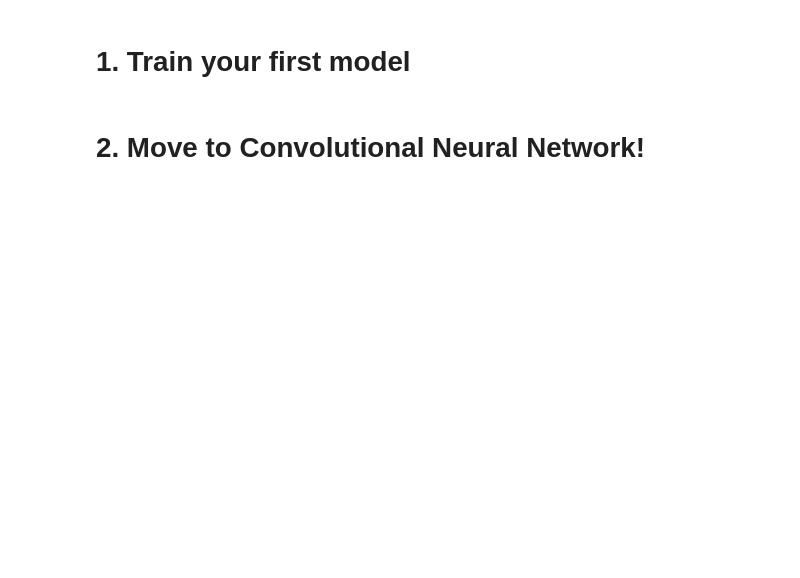
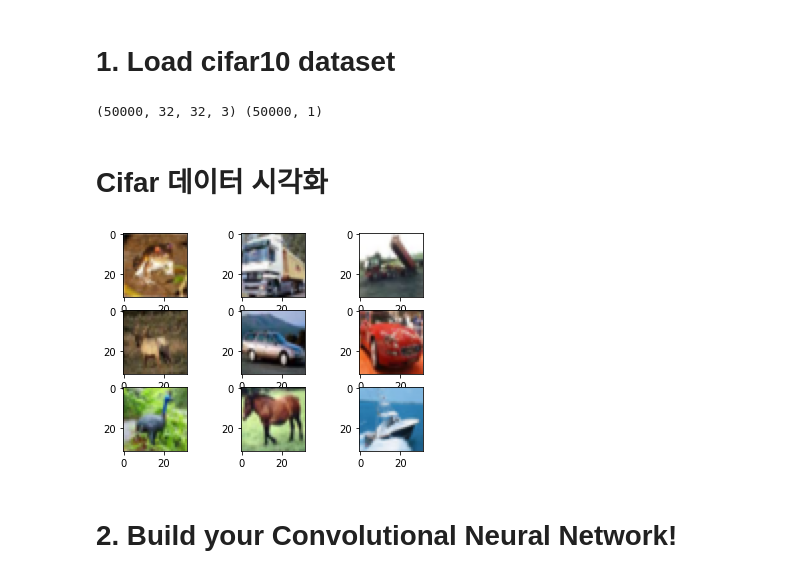
Before and after one commit to hukim1112/MLDL, a Jupyter notebook: lecture8/cifar classification.ipynb, the cells around one changed output. Drawn from its saved outputs; the diff is of its cells as text; code cells hidden in the pictures; blank space fills up the shorter version.

```diff
--- a/lecture8/cifar classification.ipynb
+++ b/lecture8/cifar classification.ipynb
@@ -15,12 +16,23 @@ print(tf.__version__) #version check
-# %% [markdown]
-# 1. Train your first model
+# %% [markdown]
+# 1. Load cifar10 dataset
 # %%
-cifar = tf.keras.datasets.cifar10
+cifar10 = tf.keras.datasets.cifar10
 
-(x_train, y_train), (x_test, y_test) = cifar.load_data() # data load
+(x_train, y_train), (x_test, y_test) = cifar10.load_data() # data load
 x_train, x_test = x_train / 255.0, x_test / 255.0 # data preprocessing
 # %%
 print(x_train.shape, y_train.shape) #check your data shape
+# %% [output]
+(50000, 32, 32, 3) (50000, 1)
+# %% [markdown]
+# Cifar 데이터 시각화
+# %%
+from matplotlib import pyplot as plt
+fig, axes = plt.subplots(3,3)
+for idx in range(9):
+  axes[idx//3, idx%3].imshow(x_train[idx])
+# %% [output]
+[figure, added]
 # %% [markdown]
-# 2. Move to Convolutional Neural Network!
+# 2. Build your Convolutional Neural Network!
 # %%
```
Also changed, not shown: parts of 36 cells of this notebook.
